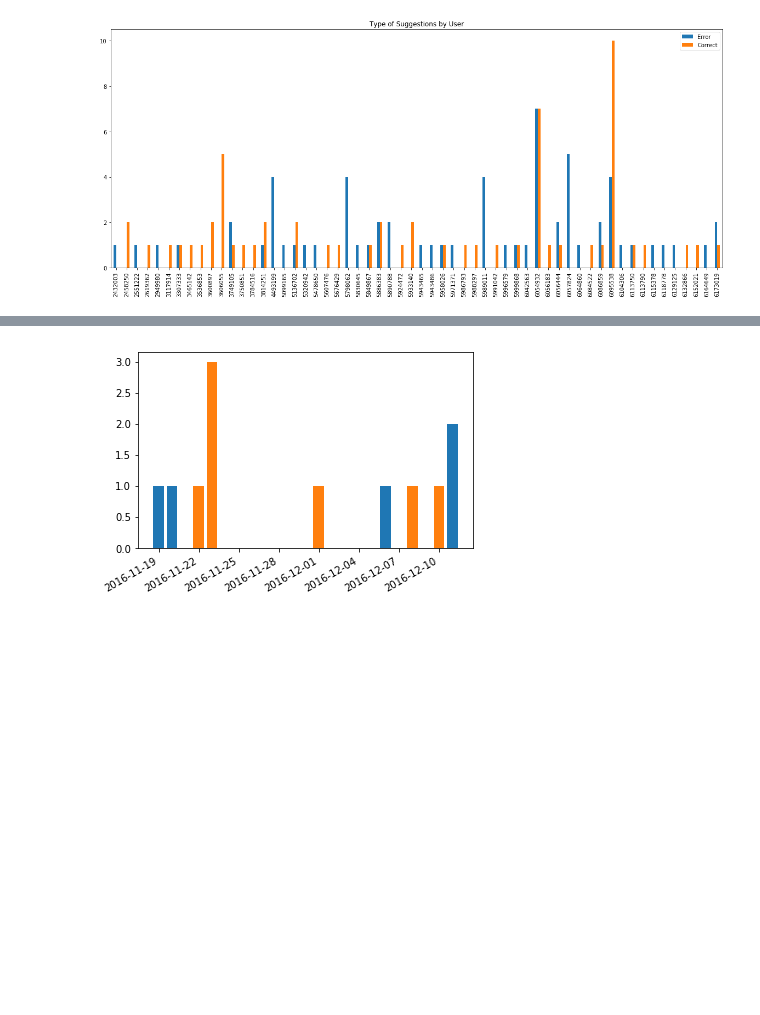
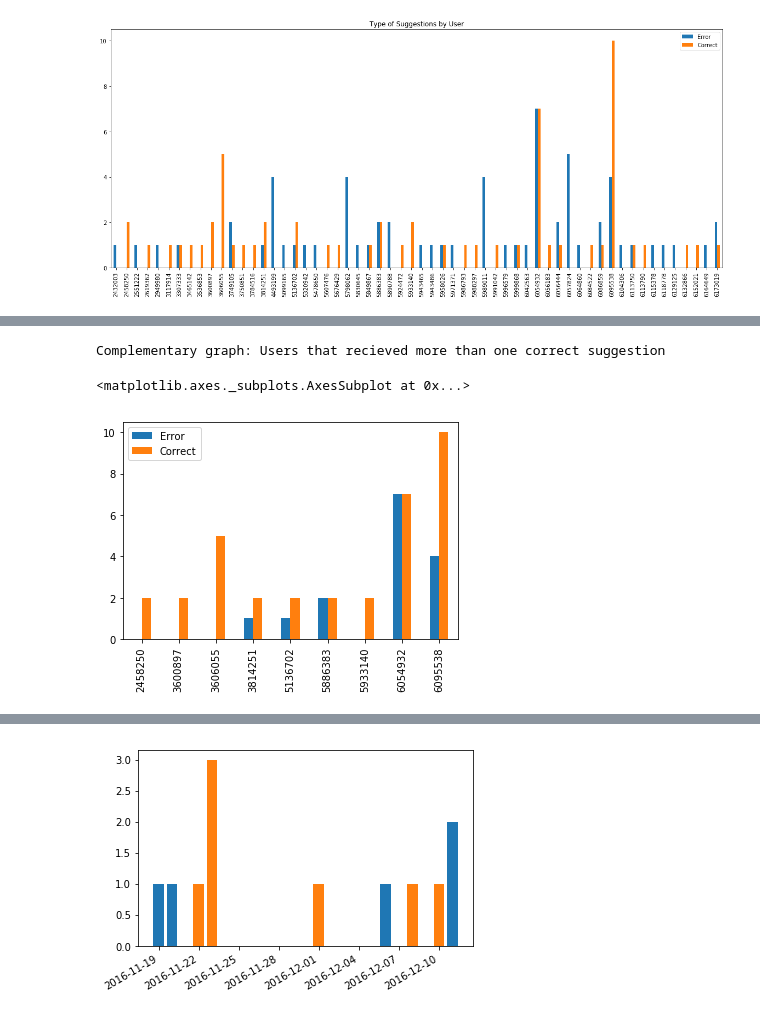
Before and after one commit to OisinB/step_suggestions, a Jupyter notebook: Autodraft_Error_Statisitics.ipynb, the cells around one changed output, grey strips where cells are left out. Drawn from its saved outputs; the diff is of its cells as text; code cells hidden in the pictures; blank space fills up the shorter version.

```diff
--- a/Autodraft_Error_Statisitics.ipynb
+++ b/Autodraft_Error_Statisitics.ipynb
@@ -162,0 +147,7 @@ pd.concat([error_timeline['6054932'], tp_timeline['6054932']],axis=1)['2016-11-1
+# %%
+print("Complementary graph: Users that recieved more than one correct suggestion")
+errors_and_pos[errors_and_pos['Correct'] > 1].plot(kind='bar')
+# %% [output]
+Complementary graph: Users that recieved more than one correct suggestion
+<matplotlib.axes._subplots.AxesSubplot at 0x...>
+[figure, added]
```
Also changed, not shown: parts of 9 cells of this notebook.
